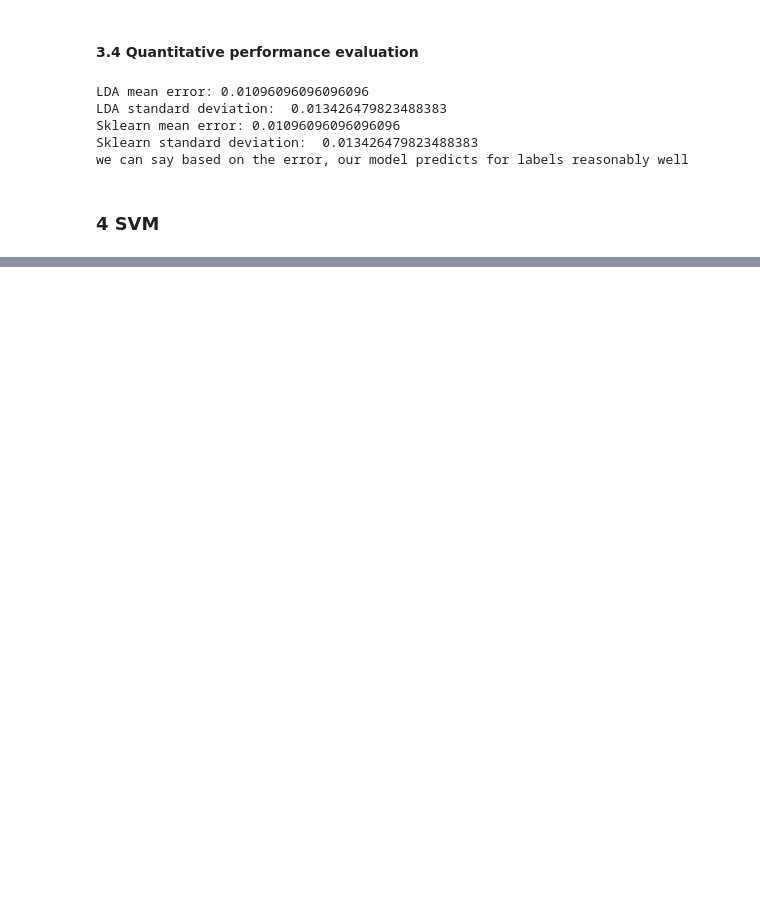
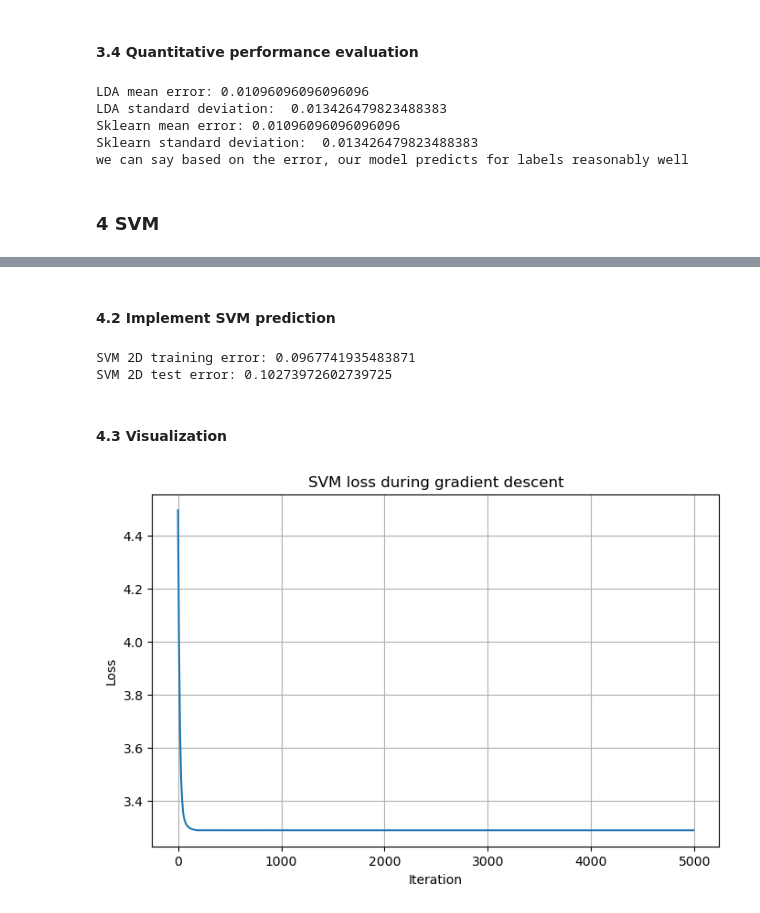
Before and after one commit to binyamolango/machine_learning_essentials, a Jupyter notebook: ex01_linear_classifiers/linear-classifiers.ipynb, the cells around one changed output, grey strips where cells are left out. Drawn from its saved outputs; the diff is of its cells as text; code cells hidden in the pictures; blank space fills up the shorter version.

```diff
--- a/ex01_linear_classifiers/linear-classifiers.ipynb
+++ b/ex01_linear_classifiers/linear-classifiers.ipynb
@@ -490,0 +636,11 @@ we can say based on the error, our model predicts for labels reasonably well
+# %%
+beta_svm_2d, b_svm_2d, history_svm_2d = fit_svm(
+    X_train_svm_2d_scaled,
+    y_train_svm,
+    lam=10.0,
+    tau=0.01,
+    T=5000,
+    random_state=0
+)
+# %% [markdown]
+#### 4.2 Implement SVM prediction
@@ -490,0 +651,25 @@ we can say based on the error, our model predicts for labels reasonably well
+# %%
+pred_train_svm_2d = predict_svm(beta_svm_2d, b_svm_2d, X_train_svm_2d_scaled)
+pred_test_svm_2d = predict_svm(beta_svm_2d, b_svm_2d, X_test_svm_2d_scaled)
+
+training_error_svm_2d = compute_error(pred_train_svm_2d, y_train_svm)
+test_error_svm_2d = compute_error(pred_test_svm_2d, y_test_svm)
+
+print("SVM 2D training error:", training_error_svm_2d)
+print("SVM 2D test error:", test_error_svm_2d)
+# %% [output]
+SVM 2D training error: 0.0967741935483871
+SVM 2D test error: 0.10273972602739725
+# %% [markdown]
+#### 4.3 Visualization
+# %%
+# loss and training error during gradient descent
+plt.figure(figsize=(8, 5))
+plt.plot(history_svm_2d["iterations"], history_svm_2d["losses"])
+plt.xlabel("Iteration")
+plt.ylabel("Loss")
+plt.title("SVM loss during gradient descent")
+plt.grid(True)
+plt.show()
+# %% [output]
+[figure, added]
```
Also changed, not shown: parts of 23 cells of this notebook, 1 other file.
